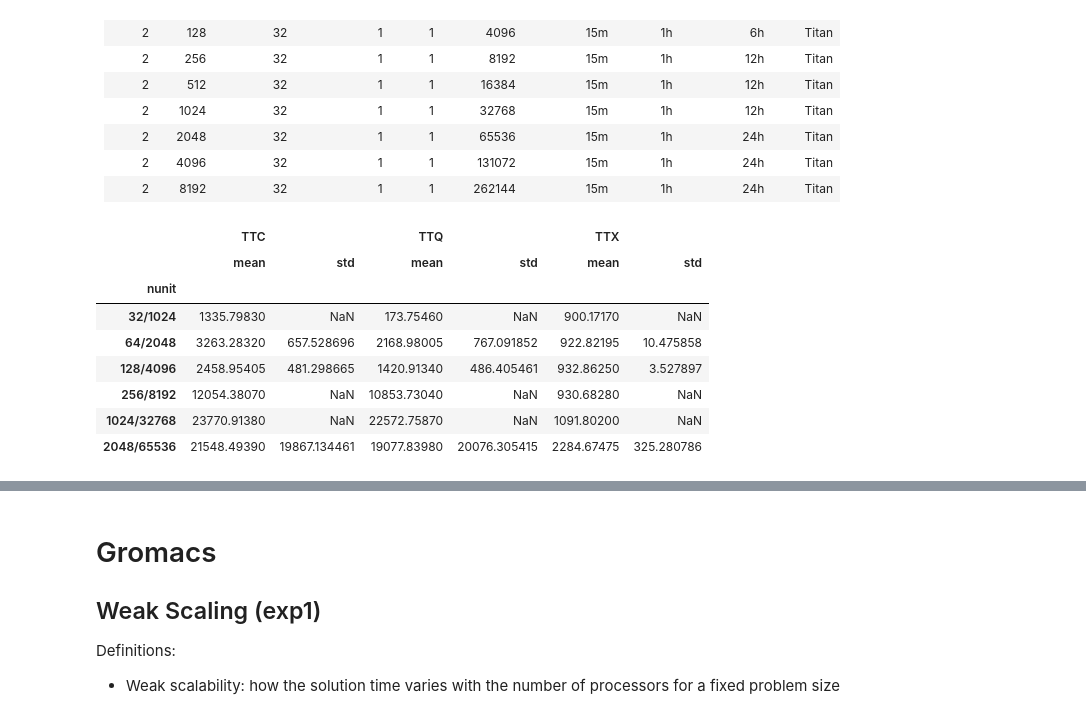
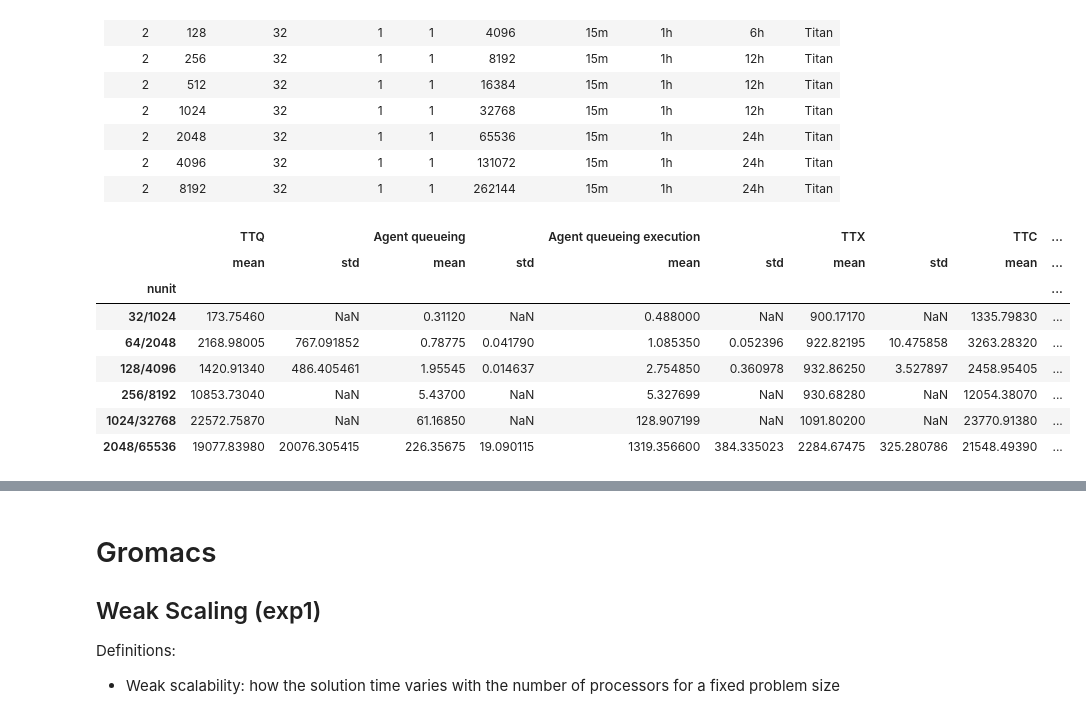
Before and after one commit to radical-experiments/rp.paper, a Jupyter notebook: analysis/rp_paper_ipdps2018.ipynb, the cells around one changed output, grey strips where cells are left out. Drawn from its saved outputs; the diff is of its cells as text; code cells hidden in the pictures.

```diff
--- a/analysis/rp_paper_ipdps2018.ipynb
+++ b/analysis/rp_paper_ipdps2018.ipynb
@@ -142,26 +142,32 @@ Definitions:
 | 2    | 8192    | 32          | 1             | 1       | 262144       | 15m            | 1h       | 24h          | Titan    |
 # %%
 synapse_wscaling = synapse_sessions[synapse_sessions.experiment == 'exp1'][
-    ['nunit','TTC','U_AGENT_EXECUTING','P_LRMS_QUEUING']
+    ['nunit','TTC','P_LRMS_QUEUING','U_AGENT_QUEUING','U_AGENT_SCHEDULING','U_AGENT_QUEUING_EXEC','U_AGENT_EXECUTING']
         ].groupby(['nunit']).aggregate(
-                {'TTC'  : ['mean','std'],
-                 'U_AGENT_EXECUTING': ['mean','std'],
-                 'P_LRMS_QUEUING': ['mean','std']})
+                {'TTC'                 : ['mean','std'],
+                 'P_LRMS_QUEUING'      : ['mean','std'],
+                 'U_AGENT_QUEUING'     : ['mean','std'],
+                 'U_AGENT_SCHEDULING'  : ['mean','std'],
+                 'U_AGENT_QUEUING_EXEC': ['mean','std'],
+                 'U_AGENT_EXECUTING'   : ['mean','std']})
 
-synapse_wscaling.rename_axis({'U_AGENT_EXECUTING':'TTX'}, axis='columns', inplace=True)
-synapse_wscaling.rename_axis({'P_LRMS_QUEUING':'TTQ'}, axis='columns', inplace=True)
+synapse_wscaling.rename_axis({'P_LRMS_QUEUING'      :'TTQ'}, axis='columns', inplace=True)
+synapse_wscaling.rename_axis({'U_AGENT_QUEUING'     :'Agent queueing'}, axis='columns', inplace=True)
+synapse_wscaling.rename_axis({'U_AGENT_SCHEDULING'  :'Agent scheduling'}, axis='columns', inplace=True)
+synapse_wscaling.rename_axis({'U_AGENT_QUEUING_EXEC':'Agent queueing execution'}, axis='columns', inplace=True)
+synapse_wscaling.rename_axis({'U_AGENT_EXECUTING'   :'TTX'}, axis='columns', inplace=True)
 synapse_wscaling.rename(index={i: '%s/%s' % (i, i*32) for i in synapse_wscaling.index.get_values()}, inplace=True)
 synapse_wscaling
 # %% [output]
-|  | TTC |  | TTQ |  | TTX |  |
-|  | mean | std | mean | std | mean | std |
-| nunit |  |  |  |  |  |  |
-| 32/1024 | 1335.79830 | NaN | 173.75460 | NaN | 900.17170 | NaN |
-| 64/2048 | 3263.28320 | 657.528696 | 2168.98005 | 767.091852 | 922.82195 | 10.475858 |
-| 128/4096 | 2458.95405 | 481.298665 | 1420.91340 | 486.405461 | 932.86250 | 3.527897 |
-| 256/8192 | 12054.38070 | NaN | 10853.73040 | NaN | 930.68280 | NaN |
-| 1024/32768 | 23770.91380 | NaN | 22572.75870 | NaN | 1091.80200 | NaN |
-| 2048/65536 | 21548.49390 | 19867.134461 | 19077.83980 | 20076.305415 | 2284.67475 | 325.280786 |
+|  | TTQ |  | Agent queueing |  | Agent queueing execution |  | TTX |  | TTC | ... |
+|  | mean | std | mean | std | mean | std | mean | std | mean | ... |
+| nunit |  |  |  |  |  |  |  |  |  | ... |
+| 32/1024 | 173.75460 | NaN | 0.31120 | NaN | 0.488000 | NaN | 900.17170 | NaN | 1335.79830 | ... |
+| 64/2048 | 2168.98005 | 767.091852 | 0.78775 | 0.041790 | 1.085350 | 0.052396 | 922.82195 | 10.475858 | 3263.28320 | ... |
+| 128/4096 | 1420.91340 | 486.405461 | 1.95545 | 0.014637 | 2.754850 | 0.360978 | 932.86250 | 3.527897 | 2458.95405 | ... |
+| 256/8192 | 10853.73040 | NaN | 5.43700 | NaN | 5.327699 | NaN | 930.68280 | NaN | 12054.38070 | ... |
+| 1024/32768 | 22572.75870 | NaN | 61.16850 | NaN | 128.907199 | NaN | 1091.80200 | NaN | 23770.91380 | ... |
+| 2048/65536 | 19077.83980 | 20076.305415 | 226.35675 | 19.090115 | 1319.356600 | 384.335023 | 2284.67475 | 325.280786 | 21548.49390 | ... |
 # %%
 fig = plt.figure(figsize=(13,7))
 ax = fig.add_subplot(111)
```
Also changed, not shown: parts of 4 cells of this notebook.
